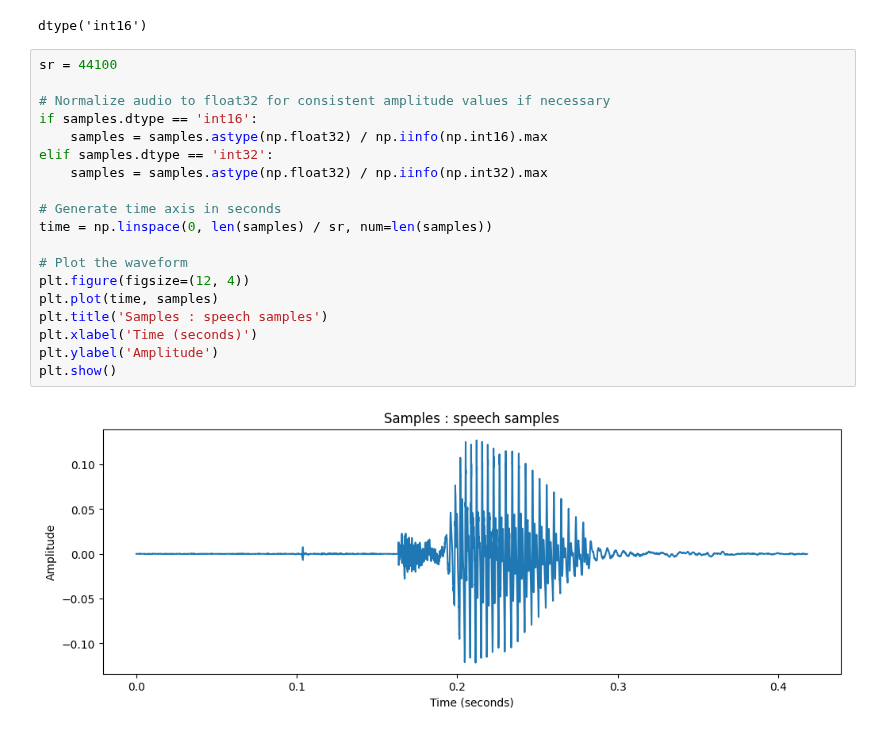
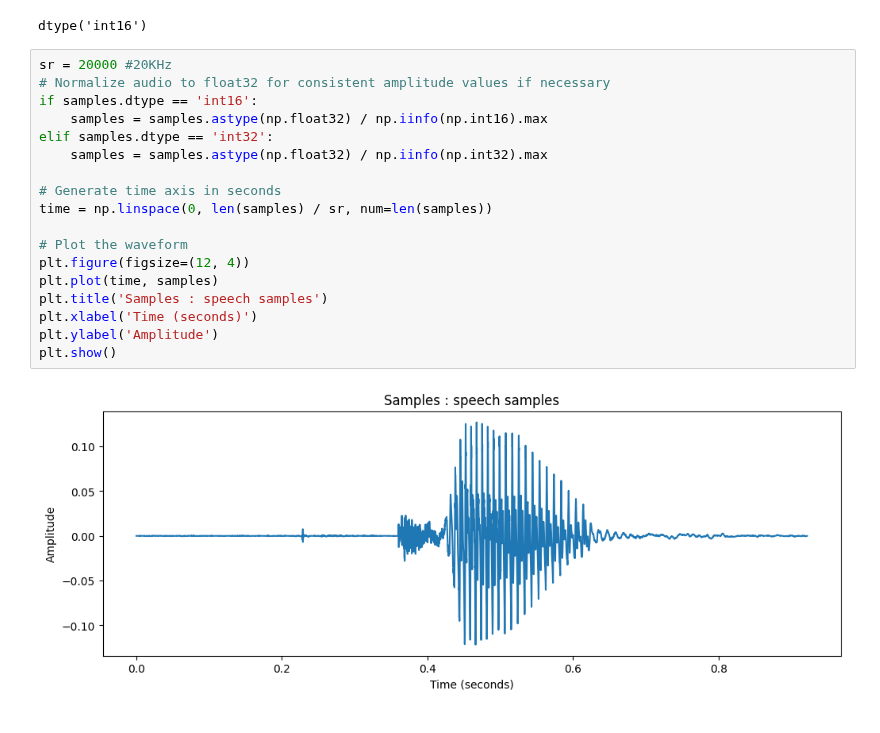
Before and after one commit to kyebinan/Speach-Speaker-Recognition, a Jupyter notebook: Lab1/lab1.ipynb, the cells around one changed output. Saved outputs shown, nothing was run; the diff lists cells and outputs as text.

```diff
--- a/Lab1/lab1.ipynb
+++ b/Lab1/lab1.ipynb
@@ -10,23 +11,22 @@ samples.dtype
 # %% [output]
 dtype('int16')
 # %%
-sr = 44100
-
+sr = 20000 #20KHz
 # Normalize audio to float32 for consistent amplitude values if necessary
 if samples.dtype == 'int16':
     samples = samples.astype(np.float32) / np.iinfo(np.int16).max
 elif samples.dtype == 'int32':
     samples = samples.astype(np.float32) / np.iinfo(np.int32).max
 
 # Generate time axis in seconds
 time = np.linspace(0, len(samples) / sr, num=len(samples))
 
 # Plot the waveform
 plt.figure(figsize=(12, 4))
 plt.plot(time, samples)
 plt.title('Samples : speech samples')
 plt.xlabel('Time (seconds)')
 plt.ylabel('Amplitude')
 plt.show()
 # %% [output]
-[figure, old version]
+[figure, new version]
```
Also changed, not shown: parts of 3 cells of this notebook, 1 other file.
